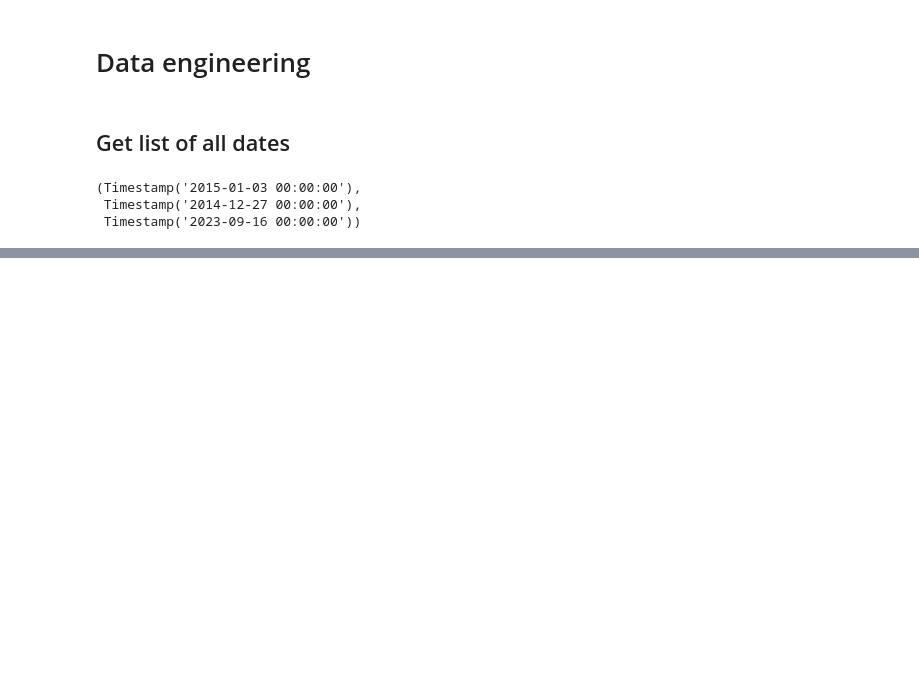
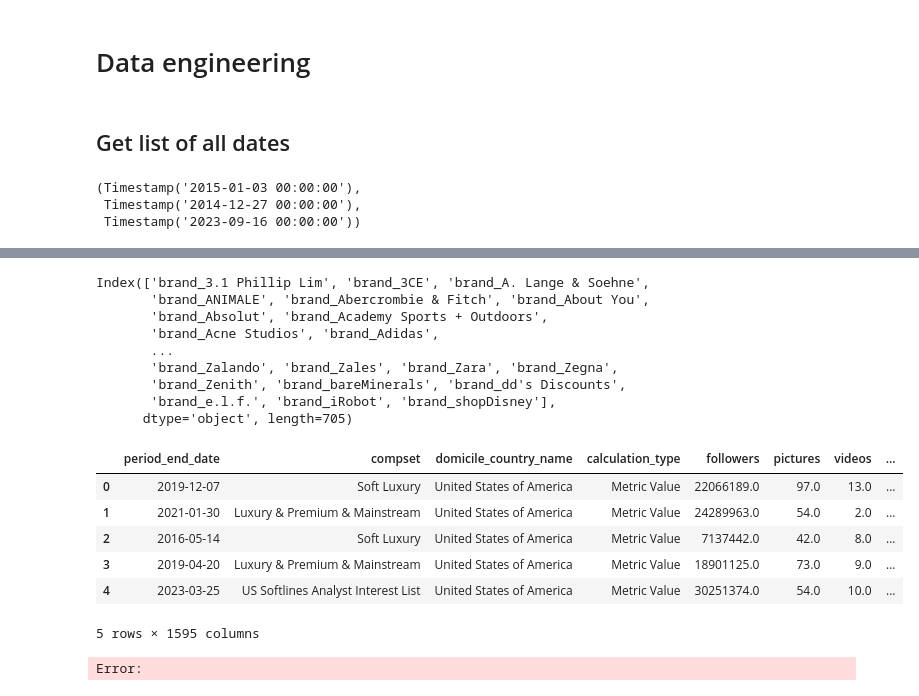
Before and after one commit to saschatran/challenge, a Jupyter notebook: IndividualNotebooks/sascha.ipynb, the cells around one changed output, grey strips where cells are left out. Saved outputs shown, nothing was run; the diff lists cells and outputs as text; code cells hidden in the pictures; blank space fills up the shorter version.

```diff
--- a/IndividualNotebooks/sascha.ipynb
+++ b/IndividualNotebooks/sascha.ipynb
@@ -181,0 +242,10 @@ NameError: name 'ft' is not defined
+# %%
+# Extract components
+
+df['Year'] = df['datetime_end_date'].dt.year
+df['Month'] = df['datetime_end_date'].dt.month
+df['Day'] = df['datetime_end_date'].dt.day
+df2 = df
+df = pd.get_dummies(df, columns=['period', "compset_group", "legal_entity_name",
+                                                "ultimate_parent_legal_entity_name", "primary_exchange_name"])
+df.head()
@@ -181,0 +260,45 @@ NameError: name 'ft' is not defined
+# %%
+
+brand = pd.get_dummies(df['business_entity_doing_business_as_name'], prefix='brand', drop_first=True)
+print(brand.columns)
+df2 = df
+df = pd.get_dummies(df, columns=["business_entity_doing_business_as_name"], prefix='brand')
+df.head()
+# %% [output]
+Index(['brand_3.1 Phillip Lim', 'brand_3CE', 'brand_A. Lange & Soehne',
+       'brand_ANIMALE', 'brand_Abercrombie & Fitch', 'brand_About You',
+       'brand_Absolut', 'brand_Academy Sports + Outdoors',
+       'brand_Acne Studios', 'brand_Adidas',
+       ...
+       'brand_Zalando', 'brand_Zales', 'brand_Zara', 'brand_Zegna',
+       'brand_Zenith', 'brand_bareMinerals', 'brand_dd's Discounts',
+       'brand_e.l.f.', 'brand_iRobot', 'brand_shopDisney'],
+      dtype='object', length=705)
+|  | period_end_date | compset | domicile_country_name | calculation_type | followers | pictures | videos | ... |
+| 0 | 2019-12-07 | Soft Luxury | United States of America | Metric Value | 22066189.0 | 97.0 | 13.0 | ... |
+| 1 | 2021-01-30 | Luxury & Premium & Mainstream | United States of America | Metric Value | 24289963.0 | 54.0 | 2.0 | ... |
+| 2 | 2016-05-14 | Soft Luxury | United States of America | Metric Value | 7137442.0 | 42.0 | 8.0 | ... |
+| 3 | 2019-04-20 | Luxury & Premium & Mainstream | United States of America | Metric Value | 18901125.0 | 73.0 | 9.0 | ... |
+| 4 | 2023-03-25 | US Softlines Analyst Interest List | United States of America | Metric Value | 30251374.0 | 54.0 | 10.0 | ... |
+5 rows × 1595 columns
+# %%
+features = np.concatenate((['followers', 'pictures', 'videos', 'comments', "Year", "Month", "Day"]))  # Choosing which features to include
+print(features)
+x = df.loc[:, features].values
+x = StandardScaler().fit_transform(x)  # Normalizing the features
+
+# PCA
+pca = PCA(n_components=2)  # We use 2 components for illustration
+principal_components = pca.fit_transform(x)
+principal_df = pd.DataFrame(data=principal_components, columns=['Principal Component 1', 'Principal Component 2'])
+
+principal_df
+
+# Combine with original data for visualization
+#final_df = pd.concat([principal_df, df[['Hour']]], axis=1)
+
+# Print results
+#print(final_df.head())
+#print("Explained variance ratio:", pca.explained_variance_ratio_)
+# %% [output]
+Error:
```
Also changed, not shown: parts of 12 cells of this notebook, 1 other file.
